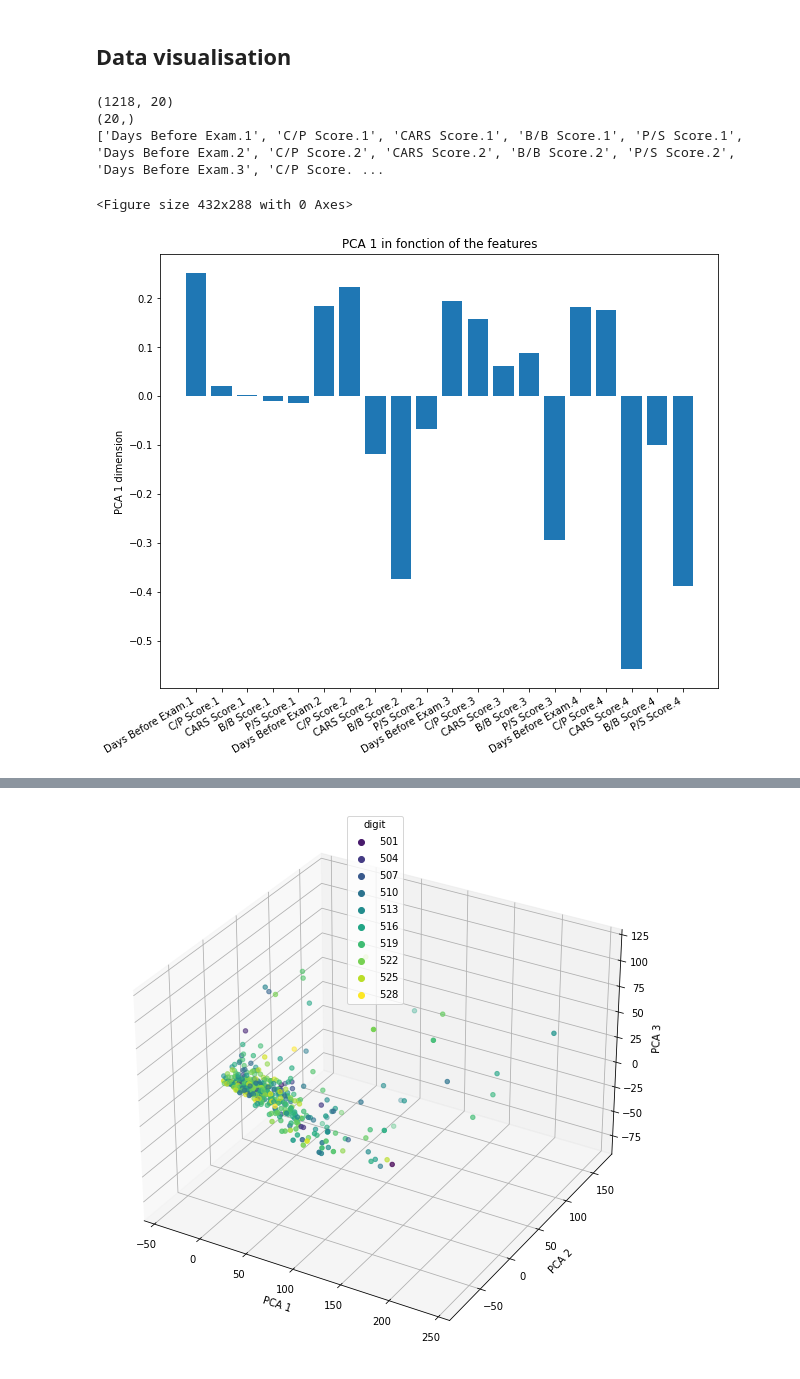
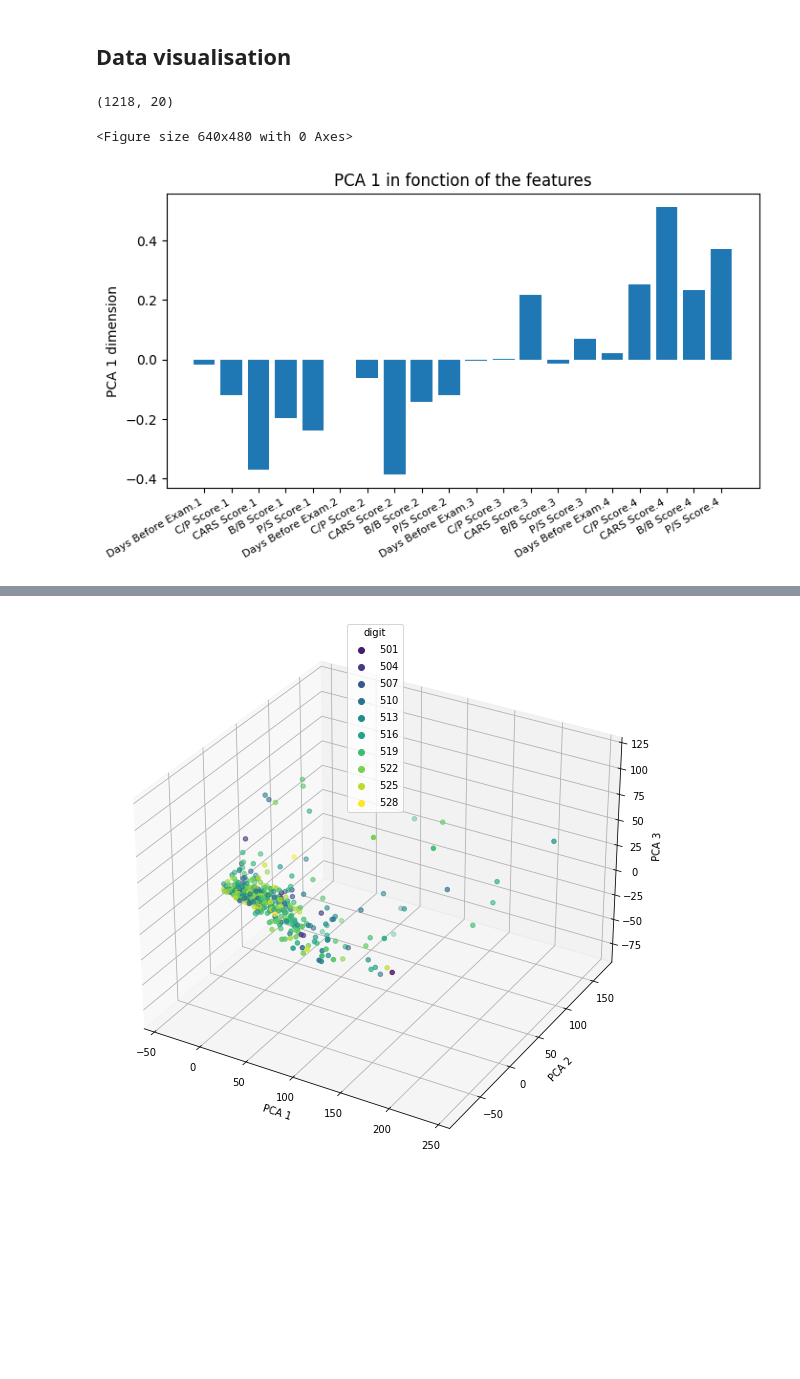
Before and after one commit to sjh-bluhm/MCAT_Machine_Learning, a Jupyter notebook: template-Copy1.ipynb, the cells around one changed output, grey strips where cells are left out. Cells and saved outputs as stored; diff of their text form; code cells hidden in the pictures; blank space fills up the shorter version.

```diff
--- a/template-Copy1.ipynb
+++ b/template-Copy1.ipynb
@@ -362,32 +362,32 @@ TypeError: cross_val_score() missing 1 required positional argument: 'X'
 # %%
 #Display what pca 1 is
 plt.figure()
 
 print(X.shape)
 D,E = np.linalg.eig(np.matmul(X.T,X))
-print(D.shape)
+#print(D)
+#print(D.shape)
 #E = E.reshape()
 z = list(scores.columns[1:])#np.arange(1,21)
-print(z)
+#print(z)
 
-fig, ax = plt.subplots(figsize= (10,8))
-ax.bar(z, E[1,:])#, label=bar_labels, color=bar_colors)
+fig, ax = plt.subplots(figsize= (8,4))
+# We see that the highest eigenvalue is D[7] so row 7 of E is
+ax.bar(z, E[:,7])#, label=bar_labels, color=bar_colors)
 
 ax.set_ylabel('PCA 1 dimension')
 ax.set_title('PCA 1 in fonction of the features')
 for label in ax.get_xticklabels(which='major'):
-    label.set(rotation=30, horizontalalignment='right')
+    label.set(rotation=30, horizontalalignment='right',fontsize=8)
 #ax.legend(title='Fruit color')
 
 plt.show()
 
 #plt.plot(z,E[0,:])
 # %% [output]
 (1218, 20)
-(20,)
-['Days Before Exam.1', 'C/P Score.1', 'CARS Score.1', 'B/B Score.1', 'P/S Score.1', 'Days Before Exam.2', 'C/P Score.2', 'CARS Score.2', 'B/B Score.2', 'P/S Score.2', 'Days Before Exam.3', 'C/P Score. ...
-<Figure size 432x288 with 0 Axes>
+<Figure size 640x480 with 0 Axes>
-[figure, old version]
+[figure, new version]
 # %%
 plt.figure(figsize=(10, 8))
 # convert the labels to numbers, each will be assigned a separate color based on the cmap specified
```
Also changed, not shown: parts of 4 cells of this notebook.
